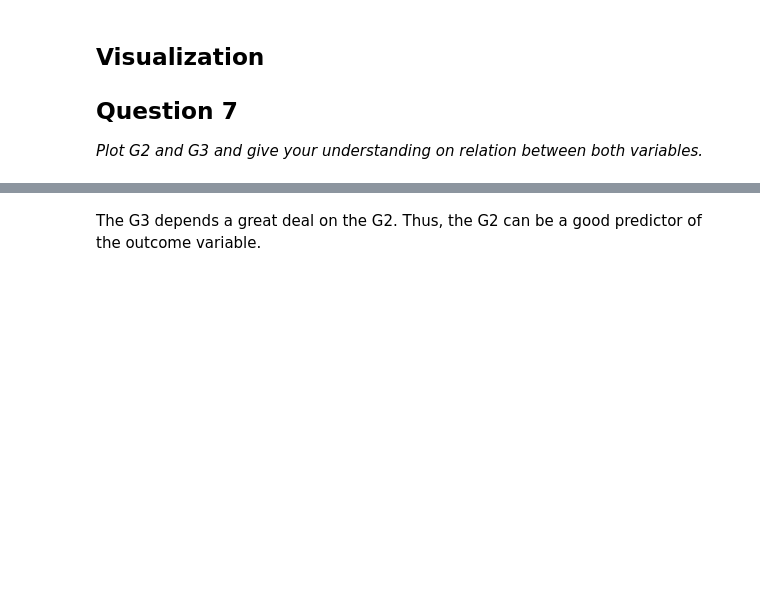
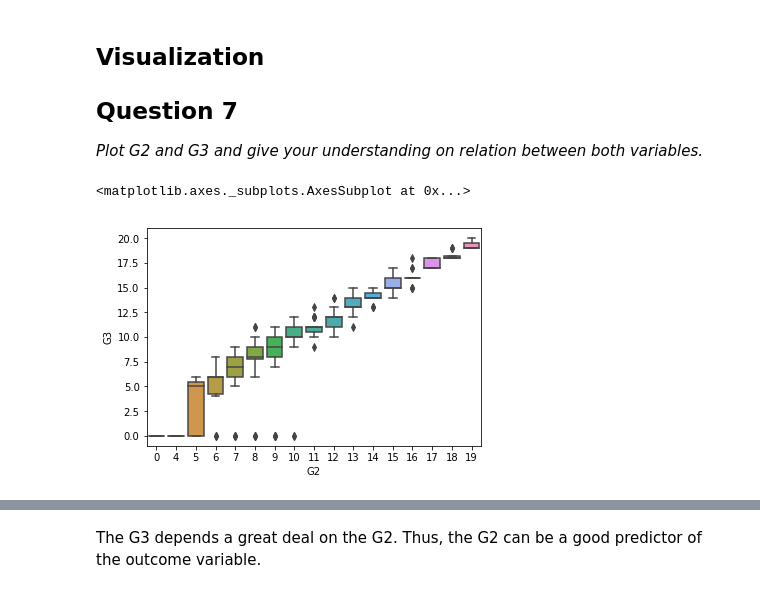
Before and after one commit to GreatLearningAIML1/pune-july19-batch-maheshwariumang, a Jupyter notebook: R3_External_Lab_Logistic_and_Naive_bayes_questions (1).ipynb, the cells around one changed output, grey strips where cells are left out. Cells and saved outputs as stored; diff of their text form; code cells hidden in the pictures; blank space fills up the shorter version.

```diff
--- a/R3_External_Lab_Logistic_and_Naive_bayes_questions (1).ipynb
+++ b/R3_External_Lab_Logistic_and_Naive_bayes_questions (1).ipynb
@@ -249,3 +277,8 @@ student_data_new.head()
 ## Question 7
 
 *Plot G2 and G3 and give your understanding on relation between both variables.*
+# %%
+sns.boxplot(data=student_data, x='G2', y='G3')
+# %% [output]
+<matplotlib.axes._subplots.AxesSubplot at 0x...>
+[figure, added]
```
Also changed, not shown: parts of 13 cells of this notebook.
